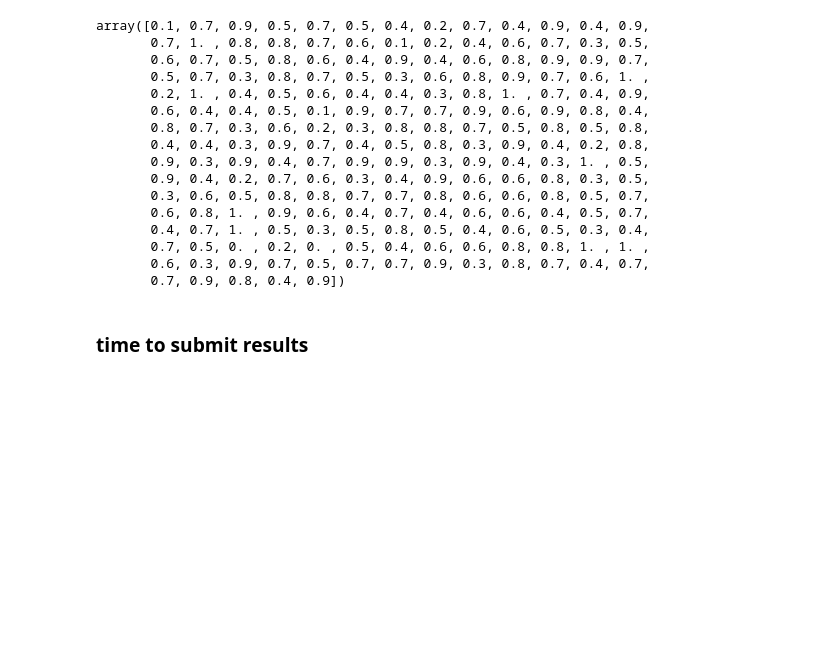
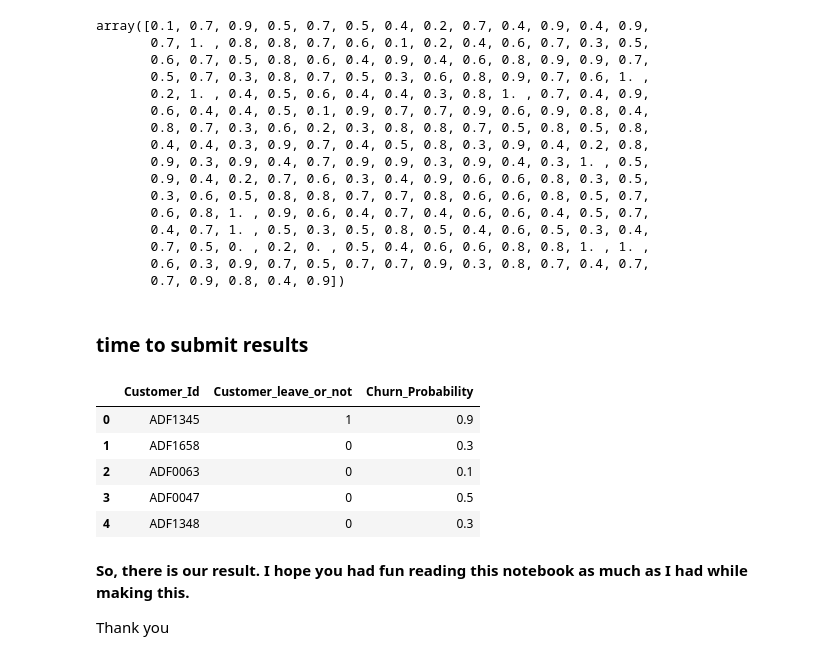
Before and after one commit to HassanSherwani/Telcom_Churn-End-End-Project-, a Jupyter notebook: Customer_Churn_Telecom.ipynb, the cells around one changed output. Drawn from its saved outputs; the diff is of its cells as text; code cells hidden in the pictures; blank space fills up the shorter version.

```diff
--- a/Customer_Churn_Telecom.ipynb
+++ b/Customer_Churn_Telecom.ipynb
@@ -3191,3 +3192,17 @@ submission = pd.DataFrame({
         "Churn_Probability":pred_prob_cl1
     })
 submission.to_csv('submission.csv', index=False)
+# %%
+df_submit =pd.read_csv('submission.csv')
+df_submit.head()
+# %% [output]
+|  | Customer_Id | Customer_leave_or_not | Churn_Probability |
+| 0 | ADF1345 | 1 | 0.9 |
+| 1 | ADF1658 | 0 | 0.3 |
+| 2 | ADF0063 | 0 | 0.1 |
+| 3 | ADF0047 | 0 | 0.5 |
+| 4 | ADF1348 | 0 | 0.3 |
+# %% [markdown]
+**So, there is our result. I hope you had fun reading this notebook as much as I had while making this.**
+
+Thank you
```
Also changed, not shown: parts of 28 cells of this notebook.
